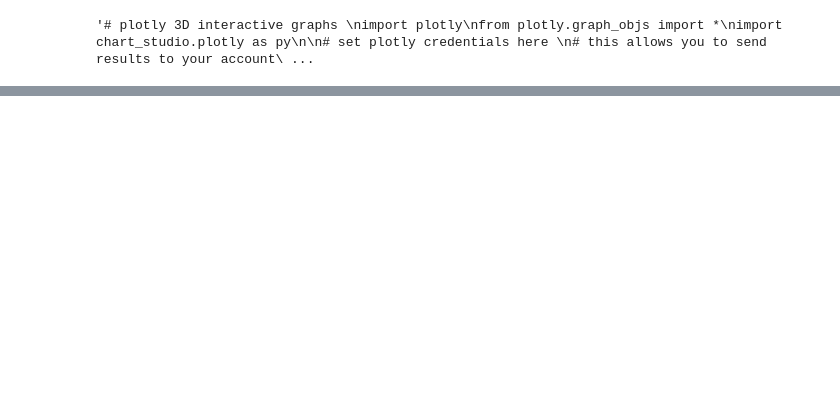
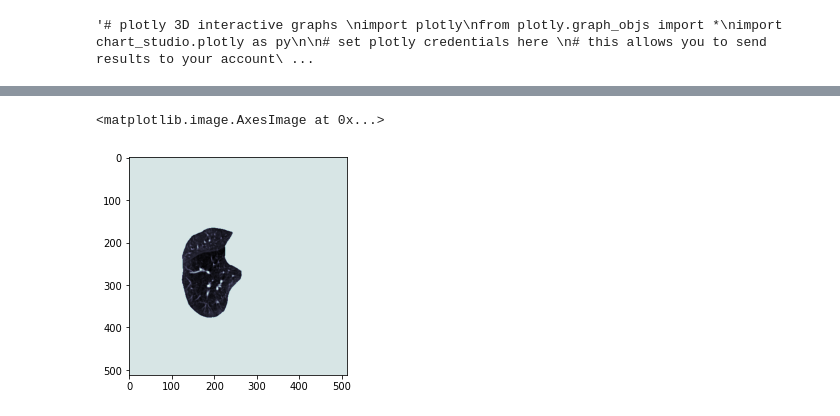
Before and after one commit to PHastings37/Mphys-proj, a Jupyter notebook: Visualizing_and_Analyzing_DICOM_Images_in_Python.ipynb, the cells around one changed output, grey strips where cells are left out. Drawn from its saved outputs; the diff is of its cells as text; code cells hidden in the pictures; blank space fills up the shorter version.

```diff
--- a/Visualizing_and_Analyzing_DICOM_Images_in_Python.ipynb
+++ b/Visualizing_and_Analyzing_DICOM_Images_in_Python.ipynb
@@ -208,0 +262,24 @@ Dataset.file_meta -------------------------------
+# %%
+"""
+!!!
+CURRENTLY ONLY ISOLATES THE LEFT LUNG AND NOT SURE WHY
+!!!
+"""
+
+# Get masks
+segmented_lungs = segment_lung_mask(patient_pixels, fill_lung_structures = False)
+segmented_lungs_fill = segment_lung_mask(patient_pixels, fill_lung_structures = True)
+internal_structures = segmented_lungs_fill - segmented_lungs
+
+# Isolate lung from chest
+copied_pixels = copy.deepcopy(patient_pixels)
+for i, mask in enumerate(segmented_lungs_fill) :
+  get_high_vals = mask == 0
+  copied_pixels[i] [get_high_vals] = 0
+seg_lung_pixels = copied_pixels
+
+# Sanity check
+plt.imshow(seg_lung_pixels[80], cmap=plt.cm.bone)
+# %% [output]
+<matplotlib.image.AxesImage at 0x...>
+[figure, added]
```
Also changed, not shown: parts of 4 cells of this notebook.
